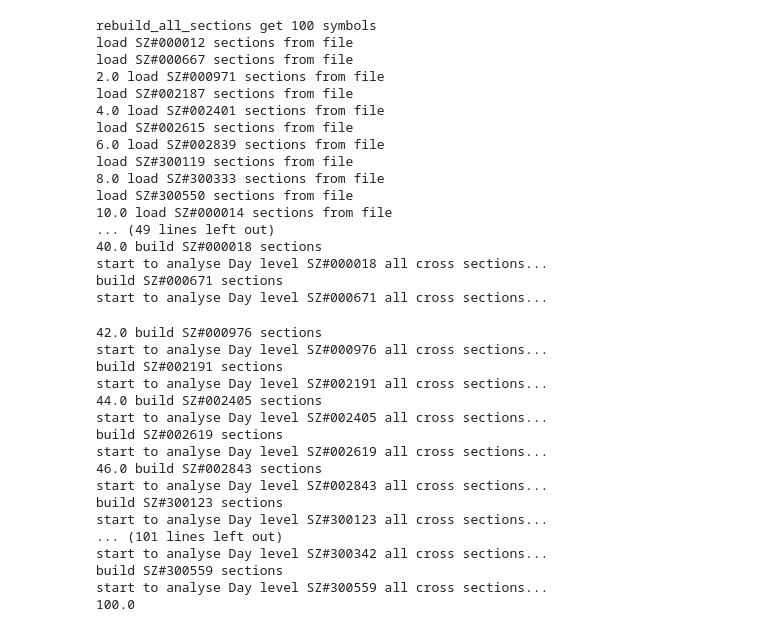
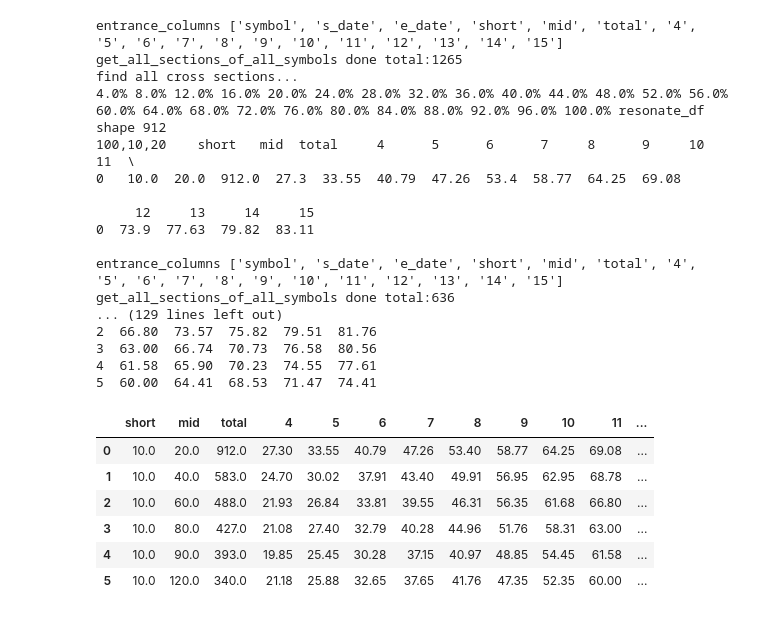
Before and after one commit to mojia/rocket, a Jupyter notebook: Runner_Rebuilder_1.ipynb, the cells around one changed output. Saved outputs shown, nothing was run; the diff lists cells and outputs as text; code cells hidden in the pictures.

Commit message:
try to find the good entrance singal

```diff
--- a/Runner_Rebuilder_1.ipynb
+++ b/Runner_Rebuilder_1.ipynb
@@ -0,0 +31,36 @@
+# %%
+%run MA_Cross_EntranceAnalyser.ipynb
+
+scale=100
+short_array = [10]
+mid_array = [20,40,60,80,90,120]
+
+analyser = MA_Cross_EntranceAnalyser(scale)
+
+quantity_df = analyser.get_quantity(short_array,mid_array)
+quantity_df
+# %% [output]
+entrance_columns ['symbol', 's_date', 'e_date', 'short', 'mid', 'total', '4', '5', '6', '7', '8', '9', '10', '11', '12', '13', '14', '15']
+get_all_sections_of_all_symbols done total:1265
+find all cross sections...
+4.0% 8.0% 12.0% 16.0% 20.0% 24.0% 28.0% 32.0% 36.0% 40.0% 44.0% 48.0% 52.0% 56.0% 60.0% 64.0% 68.0% 72.0% 76.0% 80.0% 84.0% 88.0% 92.0% 96.0% 100.0% resonate_df shape 912
+100,10,20    short   mid  total     4      5      6      7     8      9     10     11  \
+0   10.0  20.0  912.0  27.3  33.55  40.79  47.26  53.4  58.77  64.25  69.08
+
+     12     13     14     15
+0  73.9  77.63  79.82  83.11
+
+entrance_columns ['symbol', 's_date', 'e_date', 'short', 'mid', 'total', '4', '5', '6', '7', '8', '9', '10', '11', '12', '13', '14', '15']
+get_all_sections_of_all_symbols done total:636
+... (129 lines left out)
+2  66.80  73.57  75.82  79.51  81.76
+3  63.00  66.74  70.73  76.58  80.56
+4  61.58  65.90  70.23  74.55  77.61
+5  60.00  64.41  68.53  71.47  74.41
+|  | short | mid | total | 4 | 5 | 6 | 7 | 8 | 9 | 10 | 11 | ... |
+| 0 | 10.0 | 20.0 | 912.0 | 27.30 | 33.55 | 40.79 | 47.26 | 53.40 | 58.77 | 64.25 | 69.08 | ... |
+| 1 | 10.0 | 40.0 | 583.0 | 24.70 | 30.02 | 37.91 | 43.40 | 49.91 | 56.95 | 62.95 | 68.78 | ... |
+| 2 | 10.0 | 60.0 | 488.0 | 21.93 | 26.84 | 33.81 | 39.55 | 46.31 | 56.35 | 61.68 | 66.80 | ... |
+| 3 | 10.0 | 80.0 | 427.0 | 21.08 | 27.40 | 32.79 | 40.28 | 44.96 | 51.76 | 58.31 | 63.00 | ... |
+| 4 | 10.0 | 90.0 | 393.0 | 19.85 | 25.45 | 30.28 | 37.15 | 40.97 | 48.85 | 54.45 | 61.58 | ... |
+| 5 | 10.0 | 120.0 | 340.0 | 21.18 | 25.88 | 32.65 | 37.65 | 41.76 | 47.35 | 52.35 | 60.00 | ... |
@@ -3,39 +79,4 @@
 
 
 rebuild = BasicDataRebuilder()
-rebuild.rebuild_all_sections(100,200,30,60)
+rebuild.rebuild_chan_data(0,100,60,120)
-# %% [output]
-rebuild_all_sections get 100 symbols
-load SZ#000012 sections from file
-load SZ#000667 sections from file
-2.0 load SZ#000971 sections from file
-load SZ#002187 sections from file
-4.0 load SZ#002401 sections from file
-load SZ#002615 sections from file
-6.0 load SZ#002839 sections from file
-load SZ#300119 sections from file
-8.0 load SZ#300333 sections from file
-load SZ#300550 sections from file
-10.0 load SZ#000014 sections from file
-... (49 lines left out)
-40.0 build SZ#000018 sections
-start to analyse Day level SZ#000018 all cross sections...
-build SZ#000671 sections
-start to analyse Day level SZ#000671 all cross sections...
-42.0 build SZ#000976 sections
-start to analyse Day level SZ#000976 all cross sections...
-build SZ#002191 sections
-start to analyse Day level SZ#002191 all cross sections...
-44.0 build SZ#002405 sections
-start to analyse Day level SZ#002405 all cross sections...
-build SZ#002619 sections
-start to analyse Day level SZ#002619 all cross sections...
-46.0 build SZ#002843 sections
-start to analyse Day level SZ#002843 all cross sections...
-build SZ#300123 sections
-start to analyse Day level SZ#300123 all cross sections...
-... (101 lines left out)
-start to analyse Day level SZ#300342 all cross sections...
-build SZ#300559 sections
-start to analyse Day level SZ#300559 all cross sections...
-100.0
```
Also changed, not shown: parts of 3 cells of this notebook, 9 other files.
